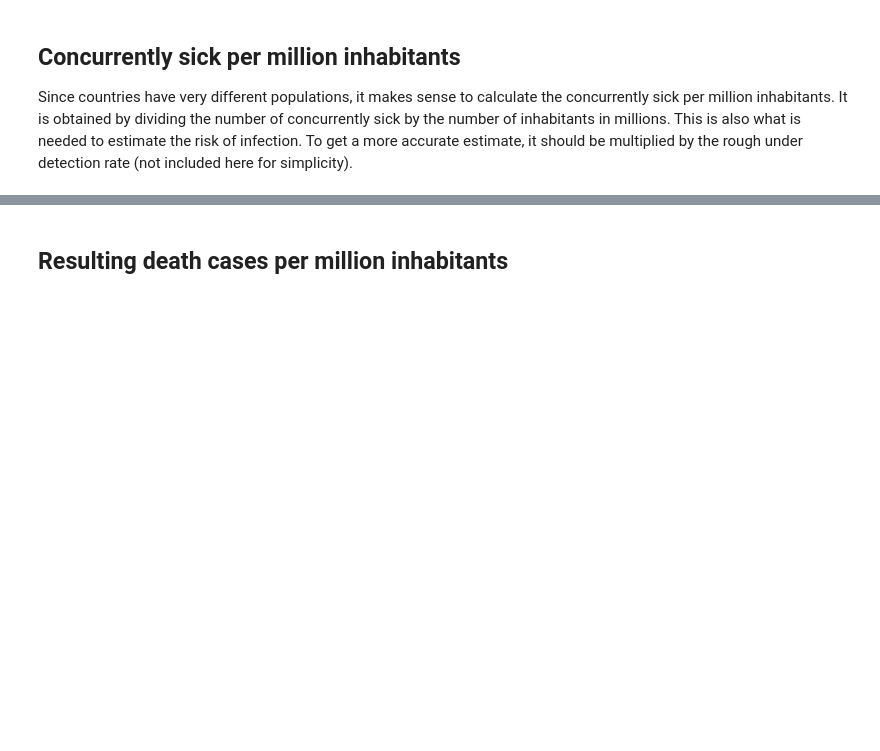
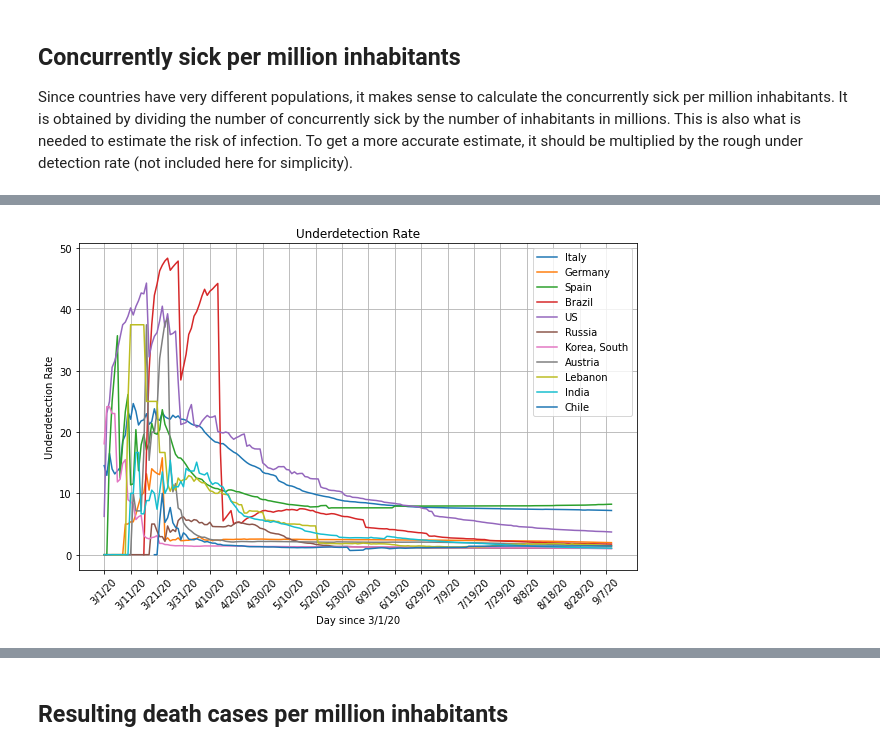
Before and after one commit to TUIlmenauAMS/CoronaComputationPrograms, a Jupyter notebook: coronaconcucrrentlysick.ipynb, the cells around one changed output, grey strips where cells are left out. Cells and saved outputs as stored; diff of their text form; code cells hidden in the pictures; blank space fills up the shorter version.

```diff
--- a/coronaconcucrrentlysick.ipynb
+++ b/coronaconcucrrentlysick.ipynb
@@ -141,0 +148,19 @@ plt.figure()
+# %%
+casefatalityrate=countrydeaths/(countryrecovered+countrydeaths) #case fatality rate
+underdetectionrate=casefatalityrate/0.02 #underdetection rate = case fatality rate / infection fatality rate( 0.02)
+pylab.rcParams['figure.figsize'] = (10, 6)
+fig, ax = plt.subplots(1,1)
+ax.plot(dates,underdetectionrate.T)
+ax.set_xticks(np.arange(0,len(dates[1:]),10))
+plt.xticks(rotation=45)
+#plt.plot(currsickfactorsofincrease.T)
+plt.legend(countries)
+plt.xlabel('Day since '+startdate)
+plt.ylabel('Underdetection Rate')
+plt.grid()
+plt.title('Underdetection Rate')
+#plt.axis([len(dates)-120, len(dates),1.0, 10])
+#ax.set_ylim(bottom=0.5, top=1.3)
+plt.show()
+# %% [output]
+[figure, added]
```
Also changed, not shown: parts of 8 cells of this notebook.
